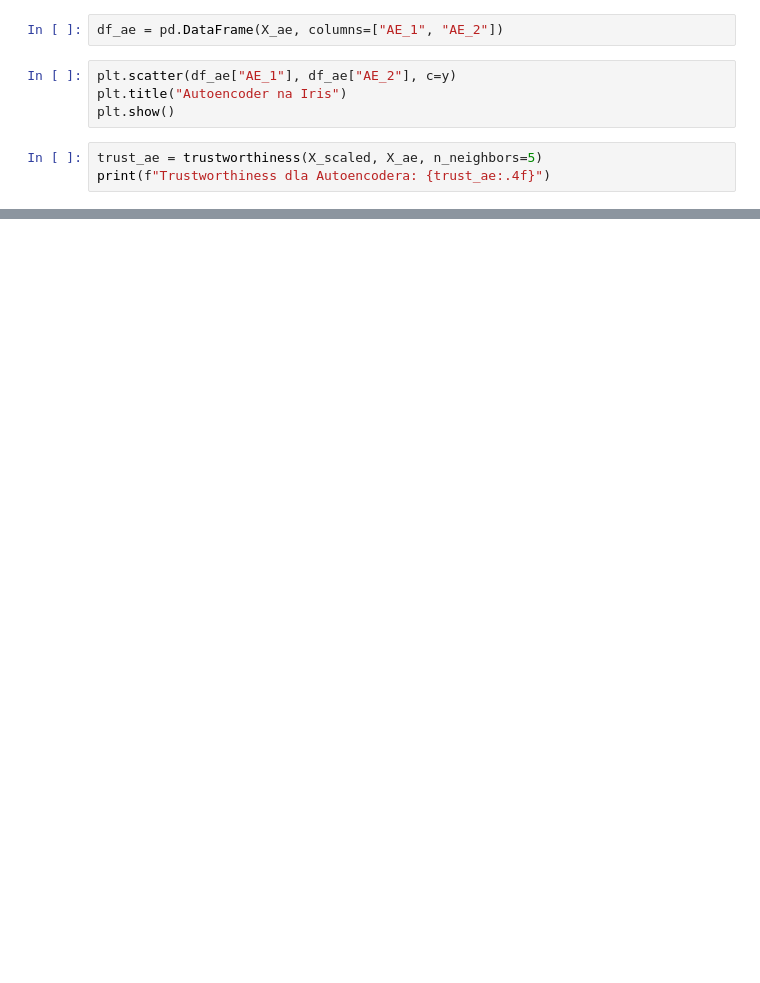
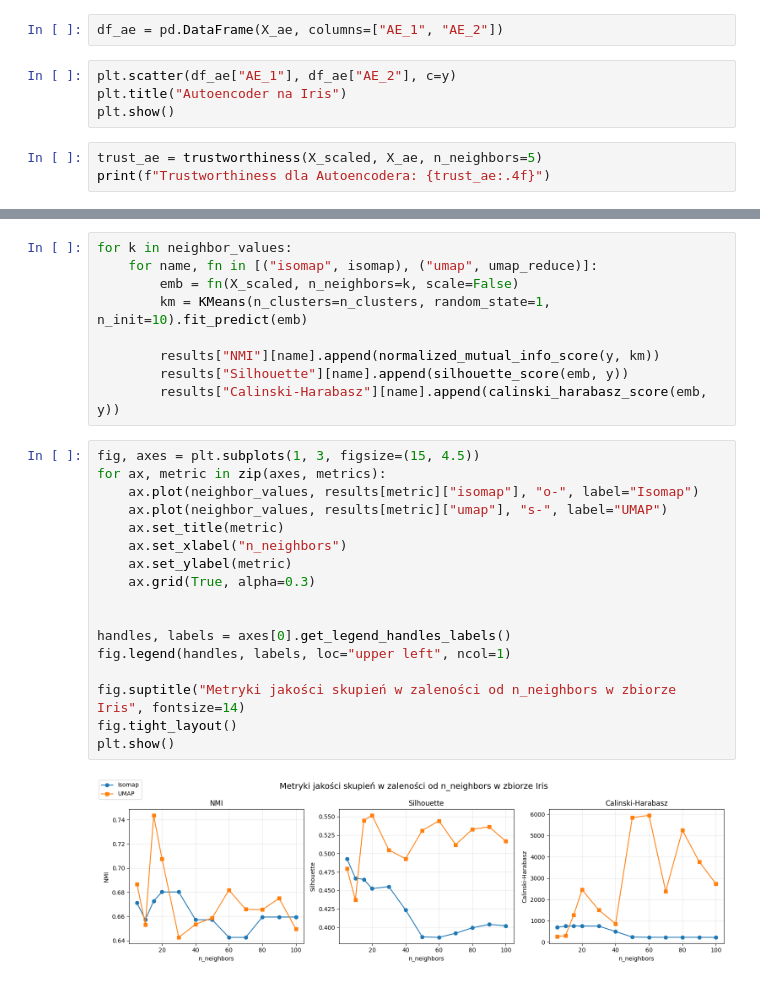
Before and after one commit to wiktorbag/Dimensionality-reduction-project, a Jupyter notebook: experiment1.ipynb, the cells around one changed output, grey strips where cells are left out. Drawn from its saved outputs; the diff is of its cells as text; blank space fills up the shorter version.

```diff
--- a/experiment1.ipynb
+++ b/experiment1.ipynb
@@ -123,0 +203,28 @@ print(f"Trustworthiness dla Autoencodera: {trust_ae:.4f}")
+# %%
+for k in neighbor_values:
+    for name, fn in [("isomap", isomap), ("umap", umap_reduce)]:
+        emb = fn(X_scaled, n_neighbors=k, scale=False)
+        km = KMeans(n_clusters=n_clusters, random_state=1, n_init=10).fit_predict(emb)
+
+        results["NMI"][name].append(normalized_mutual_info_score(y, km))
+        results["Silhouette"][name].append(silhouette_score(emb, y))
+        results["Calinski-Harabasz"][name].append(calinski_harabasz_score(emb, y))
+# %%
+fig, axes = plt.subplots(1, 3, figsize=(15, 4.5))
+for ax, metric in zip(axes, metrics):
+    ax.plot(neighbor_values, results[metric]["isomap"], "o-", label="Isomap")
+    ax.plot(neighbor_values, results[metric]["umap"], "s-", label="UMAP")
+    ax.set_title(metric)
+    ax.set_xlabel("n_neighbors")
+    ax.set_ylabel(metric)
+    ax.grid(True, alpha=0.3)
+
+
+handles, labels = axes[0].get_legend_handles_labels()
+fig.legend(handles, labels, loc="upper left", ncol=1)
+
+fig.suptitle("Metryki jakości skupień w zaleności od n_neighbors w zbiorze Iris", fontsize=14)
+fig.tight_layout()
+plt.show()
+# %% [output]
+[figure, added]
```
Also changed, not shown: parts of 10 cells of this notebook, 2 other files.
